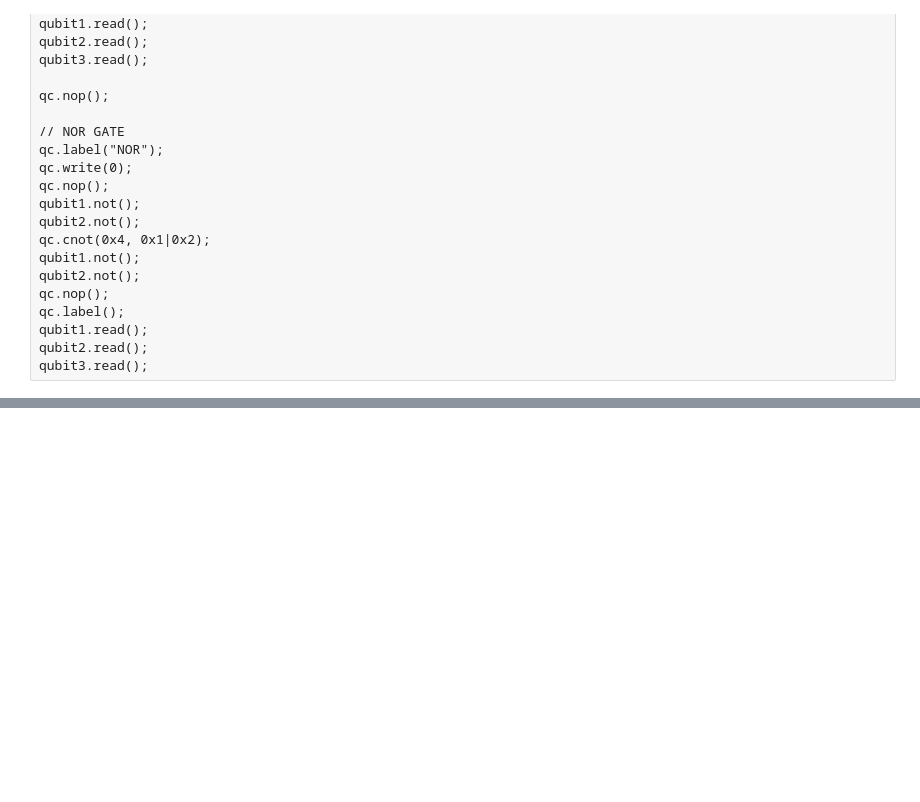
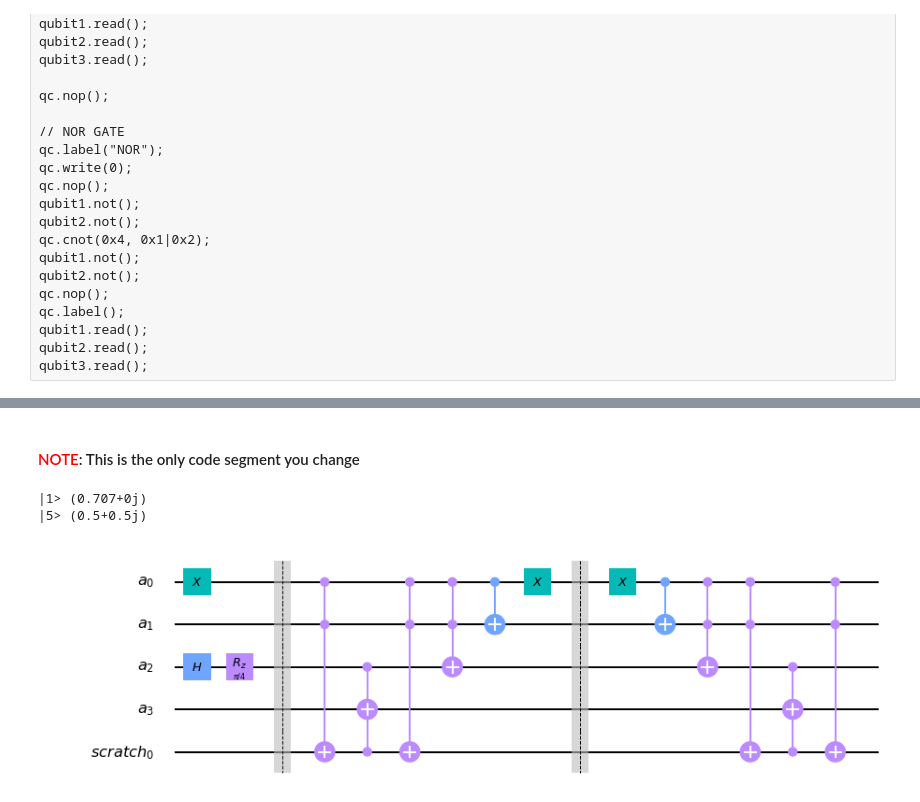
Before and after one commit to profversaggi/QuantumEducation, a Jupyter notebook: QC_WorkShop/Quantum Circuits.ipynb, the cells around one changed output, grey strips where cells are left out. Drawn from its saved outputs; the diff is of its cells as text; code cells hidden in the pictures; blank space fills up the shorter version.

```diff
--- a/QC_WorkShop/Quantum Circuits.ipynb
+++ b/QC_WorkShop/Quantum Circuits.ipynb
@@ -790,0 +878,20 @@ IFrame(src='https://algassert.com/quirk#circuit={%22cols%22:[[%22X%22,%22X%22],[
+# %%
+from qiskit import QuantumCircuit, QuantumRegister, ClassicalRegister, execute, Aer, IBMQ, BasicAer
+import math
+from Our_Qiskit_Functions import *
+import numpy as np
+
+## Uncomment the next line to see diagrams when running in a notebook
+%matplotlib inline
+
+## Example 5-1: Increment and Decrement
+
+## Note that this looks different from the gates in the book, because
+## they are built using the operations from Toffoli gates
+
+# Set up the program
+a = QuantumRegister(4, name='a')
+scratch = QuantumRegister(1, name='scratch')
+qc = QuantumCircuit(a, scratch)
+# %% [markdown]
+#### <font color="red">NOTE</font>: This is the only code segment you change
@@ -791,2 +994,21 @@ IFrame(src='https://algassert.com/quirk#circuit={%22cols%22:[[%22X%22,%22X%22],[
+# %%
+## That's the program. Everything below runs and draws it.
+
+backend = BasicAer.get_backend('statevector_simulator')
+job = execute(qc, backend)
+result = job.result()
+# %%
+outputstate = result.get_statevector(qc, decimals=3)
+
+for i,amp in enumerate(outputstate):
+    if abs(amp) > 0.000001:
+        print('|{}> {}'.format(i, amp))
+
+
+qc.draw(output='mpl')        # draw the circuit
+# %% [output]
+|1> (0.707+0j)
+|5> (0.5+0.5j)
+[figure, added]
 # %% [markdown]
 ![the-end](img/the-end.png "the-end")
```
Also changed, not shown: parts of 12 cells of this notebook, 3 other files.
